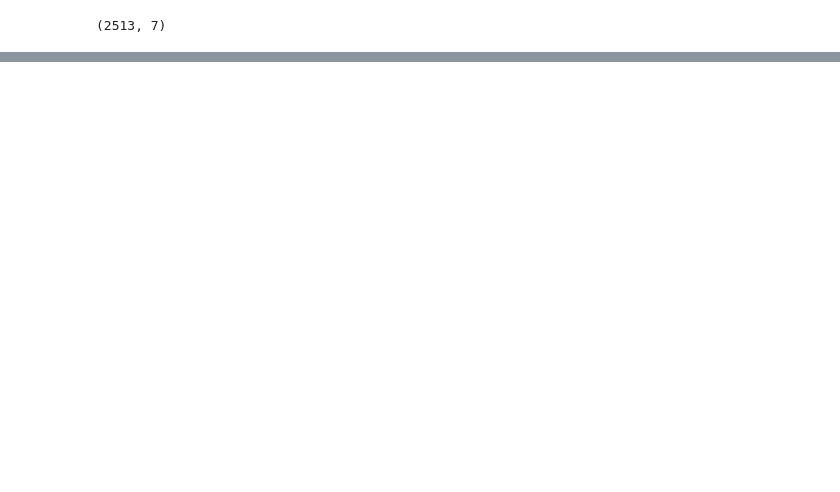
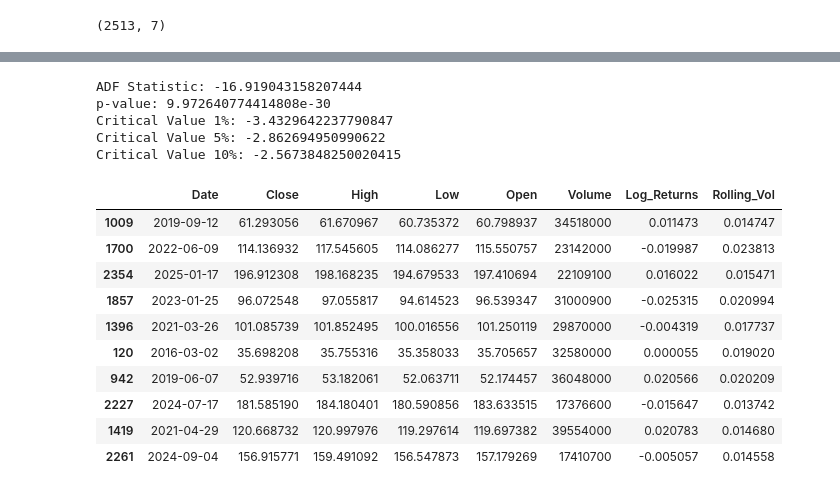
Before and after one commit to kamijoseph/Stocks-Price-Prediction-WebApp, a Jupyter notebook: notebook/model.ipynb, the cells around one changed output, grey strips where cells are left out. Cells and saved outputs as stored; diff of their text form; code cells hidden in the pictures; blank space fills up the shorter version.

```diff
--- a/notebook/model.ipynb
+++ b/notebook/model.ipynb
@@ -240,0 +268,30 @@ data.shape
+# %%
+# stationarity check
+result = adfuller(data['Log_Returns'].dropna())
+print('ADF Statistic:', result[0])
+print('p-value:', result[1])
+for key, value in result[4].items():
+    print(f'Critical Value {key}: {value}')
+# %% [output]
+ADF Statistic: -16.919043158207444
+p-value: 9.972640774414808e-30
+Critical Value 1%: -3.4329642237790847
+Critical Value 5%: -2.862694950990622
+Critical Value 10%: -2.5673848250020415
+# %%
+# volatility visualization
+window = 21
+data['Rolling_Vol'] = data['Log_Returns'].rolling(window).std()
+data.sample(10)
+# %% [output]
+|  | Date | Close | High | Low | Open | Volume | Log_Returns | Rolling_Vol |
+| 1009 | 2019-09-12 | 61.293056 | 61.670967 | 60.735372 | 60.798937 | 34518000 | 0.011473 | 0.014747 |
+| 1700 | 2022-06-09 | 114.136932 | 117.545605 | 114.086277 | 115.550757 | 23142000 | -0.019987 | 0.023813 |
+| 2354 | 2025-01-17 | 196.912308 | 198.168235 | 194.679533 | 197.410694 | 22109100 | 0.016022 | 0.015471 |
+| 1857 | 2023-01-25 | 96.072548 | 97.055817 | 94.614523 | 96.539347 | 31000900 | -0.025315 | 0.020994 |
+| 1396 | 2021-03-26 | 101.085739 | 101.852495 | 100.016556 | 101.250119 | 29870000 | -0.004319 | 0.017737 |
+| 120 | 2016-03-02 | 35.698208 | 35.755316 | 35.358033 | 35.705657 | 32580000 | 0.000055 | 0.019020 |
+| 942 | 2019-06-07 | 52.939716 | 53.182061 | 52.063711 | 52.174457 | 36048000 | 0.020566 | 0.020209 |
+| 2227 | 2024-07-17 | 181.585190 | 184.180401 | 180.590856 | 183.633515 | 17376600 | -0.015647 | 0.013742 |
+| 1419 | 2021-04-29 | 120.668732 | 120.997976 | 119.297614 | 119.697382 | 39554000 | 0.020783 | 0.014680 |
+| 2261 | 2024-09-04 | 156.915771 | 159.491092 | 156.547873 | 157.179269 | 17410700 | -0.005057 | 0.014558 |
```
Also changed, not shown: parts of 14 cells of this notebook, 2 other files.
